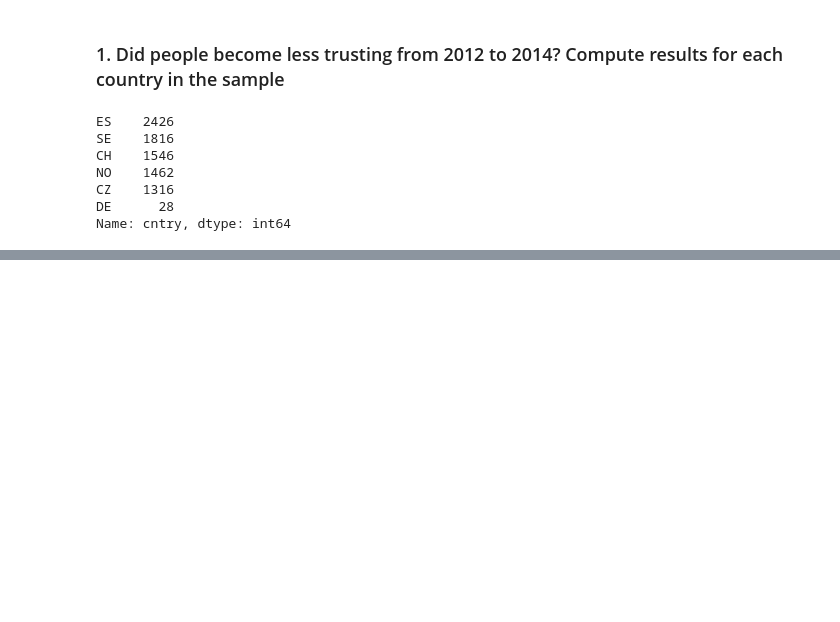
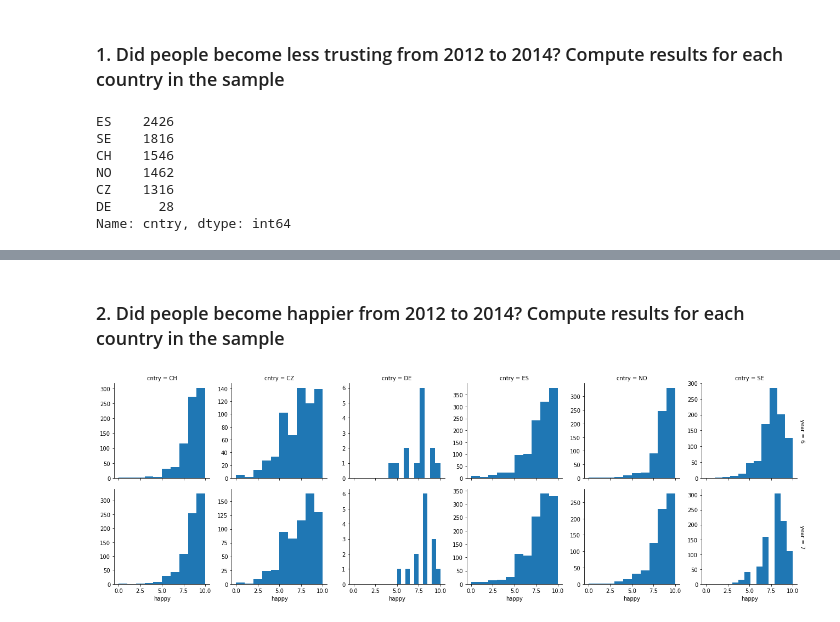
Before and after one commit to brianmcguckin/thinkful_unit_05_other_data_science_topics, a Jupyter notebook: 05_05_04_challenge_what_test_to_use.ipynb, the cells around one changed output, grey strips where cells are left out. Saved outputs shown, nothing was run; the diff lists cells and outputs as text; code cells hidden in the pictures; blank space fills up the shorter version.

```diff
--- a/05_05_04_challenge_what_test_to_use.ipynb
+++ b/05_05_04_challenge_what_test_to_use.ipynb
@@ -49,0 +40,19 @@ plt.show()
+# %%
+def ess_hist(self):
+    g = sns.FacetGrid(data=df,
+                      row='year',
+                      col='cntry',
+                      margin_titles=True,
+                      dropna=True,
+                      sharey=False)
+
+    g.map(plt.hist, self)
+    plt.show()
+
+def ess_normaltest(self):
+    for cntry in df['cntry'].unique():
+        x = df.loc[(df['year'] == 6) & (df['cntry'] == cntry), self]
+        y = df.loc[(df['year'] == 7) & (df['cntry'] == cntry), self]
+        print('normal test {}'.format(cntry))
+        print('2012: {}'.format(stats.normaltest(x, nan_policy='omit')))
+        print('2014: {}'.format(stats.normaltest(y, nan_policy='omit')))
@@ -49,0 +127,6 @@ plt.show()
+# %% [markdown]
+### 2. Did people become happier from 2012 to 2014? Compute results for each country in the sample
+# %%
+ess_hist('happy')
+# %% [output]
+[figure, added]
```
Also changed, not shown: parts of 15 cells of this notebook.
